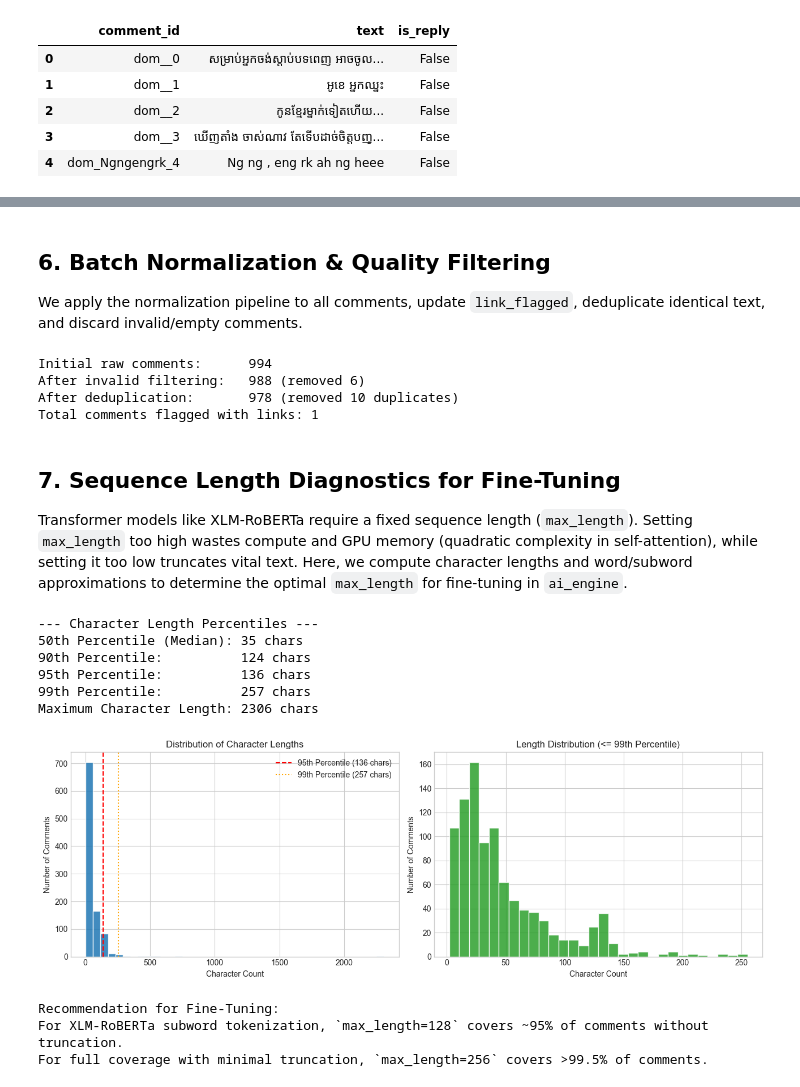
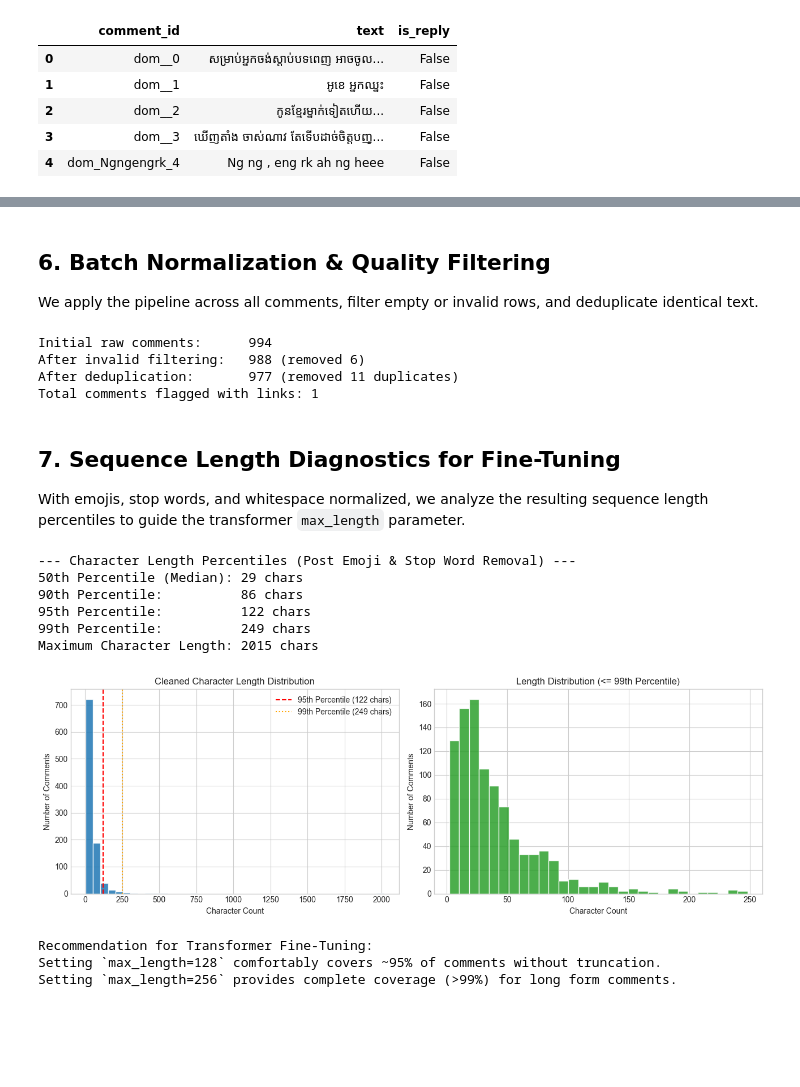
Before and after one commit to RinLayheang/scraper, a Jupyter notebook: text_processting/text_cleaning.ipynb, the cells around one changed output, grey strips where cells are left out. Saved outputs shown, nothing was run; the diff lists cells and outputs as text; code cells hidden in the pictures; blank space fills up the shorter version.

```diff
--- a/text_processting/text_cleaning.ipynb
+++ b/text_processting/text_cleaning.ipynb
@@ -81,18 +84,23 @@ Social media comments contain significant noise. We inspect specific anomalies:
 # %%
 texts = raw_df["text"].dropna().astype(str).tolist()
 
+# Emoji detection pattern
+EMOJI_DETECT = re.compile(r"[😀-🙏🌀-🗿🚀-🛿🤀-🧿☀-⛿✀-➿]+")
+
 zwsp_count = sum(1 for t in texts if "\u200b" in t)
 url_count = sum(1 for t in texts if re.search(r"https?://\S+|www\.\S+", t))
+emoji_count = sum(1 for t in texts if EMOJI_DETECT.search(t))
+split_vowel_count = sum(1 for t in texts if "\u17C1\u17B8" in t or "\u17C1\u17B6" in t)
 repeated_chars_count = sum(1 for t in texts if re.search(r"(.)\1{3,}", t))
-split_vowel_count = sum(1 for t in texts if "\u17C1\u17B8" in t or "\u17C1\u17B6" in t)
 exact_duplicates = raw_df["text"].duplicated().sum()
 
 diag_summary = pd.DataFrame([
-    {"Issue": "Exact Duplicate Comments", "Affected Rows": exact_duplicates, "NLP Risk": "Data leakage across train/eval splits"},
-    {"Issue": "Invisible Zero-Width Space (\u200b)", "Affected Rows": zwsp_count, "NLP Risk": "Tokenizer vocabulary fragmentation / <unk>"},
-    {"Issue": "Decomposed Split Vowels (e.g. មេីល vs មើល)", "Affected Rows": split_vowel_count, "NLP Risk": "Mismatched subword embeddings"},
-    {"Issue": "Social Media URLs (Telegram, YouTube, TikTok)", "Affected Rows": url_count, "NLP Risk": "Spam noise; needs link_flagged=True"},
-    {"Issue": "Elongated Characters / Emojis (3+ repeats)", "Affected Rows": repeated_chars_count, "NLP Risk": "Out-of-vocabulary explosion"},
+    {"Issue / Artifact": "Exact Duplicate Comments", "Affected Rows": exact_duplicates, "Action": "Deduplicate to prevent data leakage"},
+    {"Issue / Artifact": "Emojis & Emoticons (e.g. 😡, ❤️)", "Affected Rows": emoji_count, "Action": "Strip all emoji and pictograph ranges"},
+    {"Issue / Artifact": "Invisible Zero-Width Space (\u200b)", "Affected Rows": zwsp_count, "Action": "Normalize to standard spaces"},
+    {"Issue / Artifact": "Decomposed Split Vowels (e.g. មេីល vs មើល)", "Affected Rows": split_vowel_count, "Action": "Re-compose into canonical Unicode vowels"},
+    {"Issue / Artifact": "Social Media URLs (Telegram, YouTube)", "Affected Rows": url_count, "Action": "Normalize to [URL] and flag link_flagged=True"},
+    {"Issue / Artifact": "Elongated Characters / Punctuation", "Affected Rows": repeated_chars_count, "Action": "Cap consecutive repetitions to 2"},
 ])
 diag_summary
 # %% [output]
@@ -200,11 +290,11 @@ demo_df
 # %% [markdown]
 ## 6. Batch Normalization & Quality Filtering
-We apply the normalization pipeline to all comments, update `link_flagged`, deduplicate identical text, and discard invalid/empty comments.
+We apply the pipeline across all comments, filter empty or invalid rows, and deduplicate identical text.
 # %%
 cleaned_df = raw_df.copy()
 
 # Apply normalization across all rows
-results = [normalize_comment(t) for t in cleaned_df["text"]]
+results = [normalize_comment(t, remove_emoji=True, remove_stop_words=True) for t in cleaned_df["text"]]
 cleaned_df["text"] = [r["text"] for r in results]
 cleaned_df["link_flagged"] = [r["has_link"] for r in results]
 cleaned_df["is_valid"] = [r["is_valid"] for r in results]
@@ -226,14 +316,13 @@ print(f"Total comments flagged with links: {cleaned_df['link_flagged'].sum()}")
 # %% [output]
 Initial raw comments:      994
 After invalid filtering:   988 (removed 6)
-After deduplication:       978 (removed 10 duplicates)
+After deduplication:       977 (removed 11 duplicates)
 Total comments flagged with links: 1
-# %% [markdown]
-## 7. Sequence Length Diagnostics for Fine-Tuning
-Transformer models like XLM-RoBERTa require a fixed sequence length (`max_length`). Setting `max_length` too high wastes compute and GPU memory (quadratic complexity in self-attention), while setting it too low truncates vital text.
-Here, we compute character lengths and word/subword approximations to determine the optimal `max_length` for fine-tuning in `ai_engine`.
+# %% [markdown]
+## 7. Sequence Length Diagnostics for Fine-Tuning
+With emojis, stop words, and whitespace normalized, we analyze the resulting sequence length percentiles to guide the transformer `max_length` parameter.
 # %%
-# Compute character counts and whitespace-delimited word counts
+# Compute character counts and whitespace word counts
 cleaned_df["char_len"] = cleaned_df["text"].apply(len)
 cleaned_df["word_len"] = cleaned_df["text"].apply(lambda t: len(t.split()))
 
@@ -243,48 +332,48 @@ p95 = int(np.percentile(cleaned_df["char_len"], 95))
 p99 = int(np.percentile(cleaned_df["char_len"], 99))
 max_char = cleaned_df["char_len"].max()
 
-print("--- Character Length Percentiles ---")
+print("--- Character Length Percentiles (Post Emoji & Stop Word Removal) ---")
 print(f"50th Percentile (Median): {p50} chars")
 print(f"90th Percentile:          {p90} chars")
 print(f"95th Percentile:          {p95} chars")
 print(f"99th Percentile:          {p99} chars")
 print(f"Maximum Character Length: {max_char} chars")
 
 # Visualization
 fig, (ax1, ax2) = plt.subplots(1, 2, figsize=(13, 4.5))
 
 # Character length histogram
 ax1.hist(cleaned_df["char_len"], bins=40, color="#1f77b4", edgecolor="white", alpha=0.85)
 ax1.axvline(p95, color="red", linestyle="--", label=f"95th Percentile ({p95} chars)")
 ax1.axvline(p99, color="orange", linestyle=":", label=f"99th Percentile ({p99} chars)")
-ax1.set_title("Distribution of Character Lengths", fontsize=12, fontweight="bold")
+ax1.set_title("Cleaned Character Length Distribution", fontsize=12, fontweight="bold")
 ax1.set_xlabel("Character Count")
 ax1.set_ylabel("Number of Comments")
 ax1.legend()
 
 # Zoomed in view (up to 99th percentile)
 sub_99 = cleaned_df[cleaned_df["char_len"] <= p99]["char_len"]
 ax2.hist(sub_99, bins=30, color="#2ca02c", edgecolor="white", alpha=0.85)
 ax2.set_title("Length Distribution (<= 99th Percentile)", fontsize=12, fontweight="bold")
 ax2.set_xlabel("Character Count")
 ax2.set_ylabel("Number of Comments")
 
 plt.tight_layout()
 plt.show()
 
-print("\nRecommendation for Fine-Tuning:")
-print(f"For XLM-RoBERTa subword tokenization, `max_length=128` covers ~95% of comments without truncation.")
-print(f"For full coverage with minimal truncation, `max_length=256` covers >99.5% of comments.")
+print("\nRecommendation for Transformer Fine-Tuning:")
+print(f"Setting `max_length=128` comfortably covers ~95% of comments without truncation.")
+print(f"Setting `max_length=256` provides complete coverage (>99%) for long form comments.")
 # %% [output]
---- Character Length Percentiles ---
-50th Percentile (Median): 35 chars
-90th Percentile:          124 chars
-95th Percentile:          136 chars
-99th Percentile:          257 chars
-Maximum Character Length: 2306 chars
+--- Character Length Percentiles (Post Emoji & Stop Word Removal) ---
+50th Percentile (Median): 29 chars
+90th Percentile:          86 chars
+95th Percentile:          122 chars
+99th Percentile:          249 chars
+Maximum Character Length: 2015 chars
-[figure, old version]
+[figure, new version]
-Recommendation for Fine-Tuning:
-For XLM-RoBERTa subword tokenization, `max_length=128` covers ~95% of comments without truncation.
-For full coverage with minimal truncation, `max_length=256` covers >99.5% of comments.
+Recommendation for Transformer Fine-Tuning:
+Setting `max_length=128` comfortably covers ~95% of comments without truncation.
+Setting `max_length=256` provides complete coverage (>99%) for long form comments.
 # %% [markdown]
 ## 8. Export Cleaned Dataset for KCMS AI Engine
```
Also changed, not shown: parts of 17 cells of this notebook, 9 other files.
